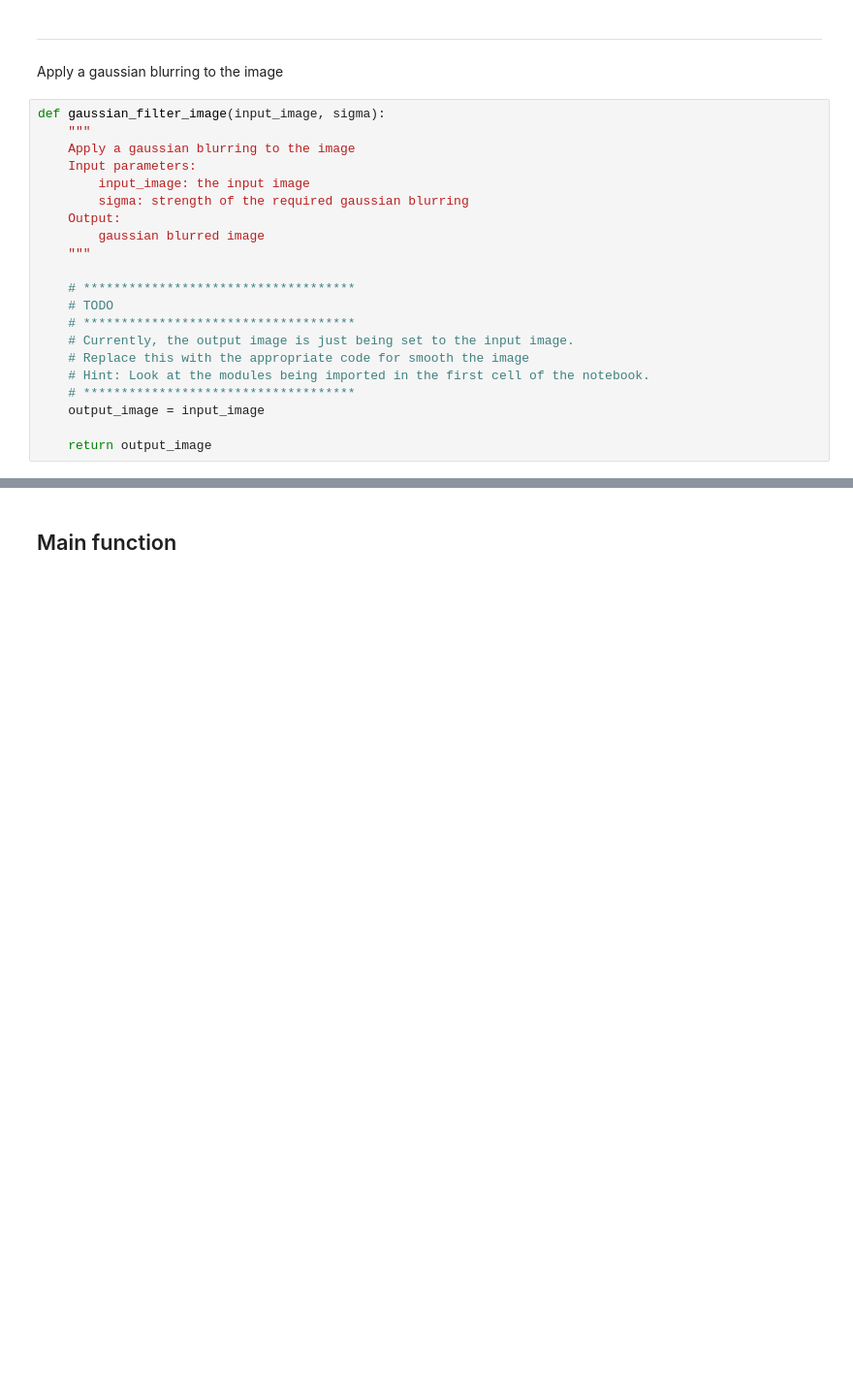
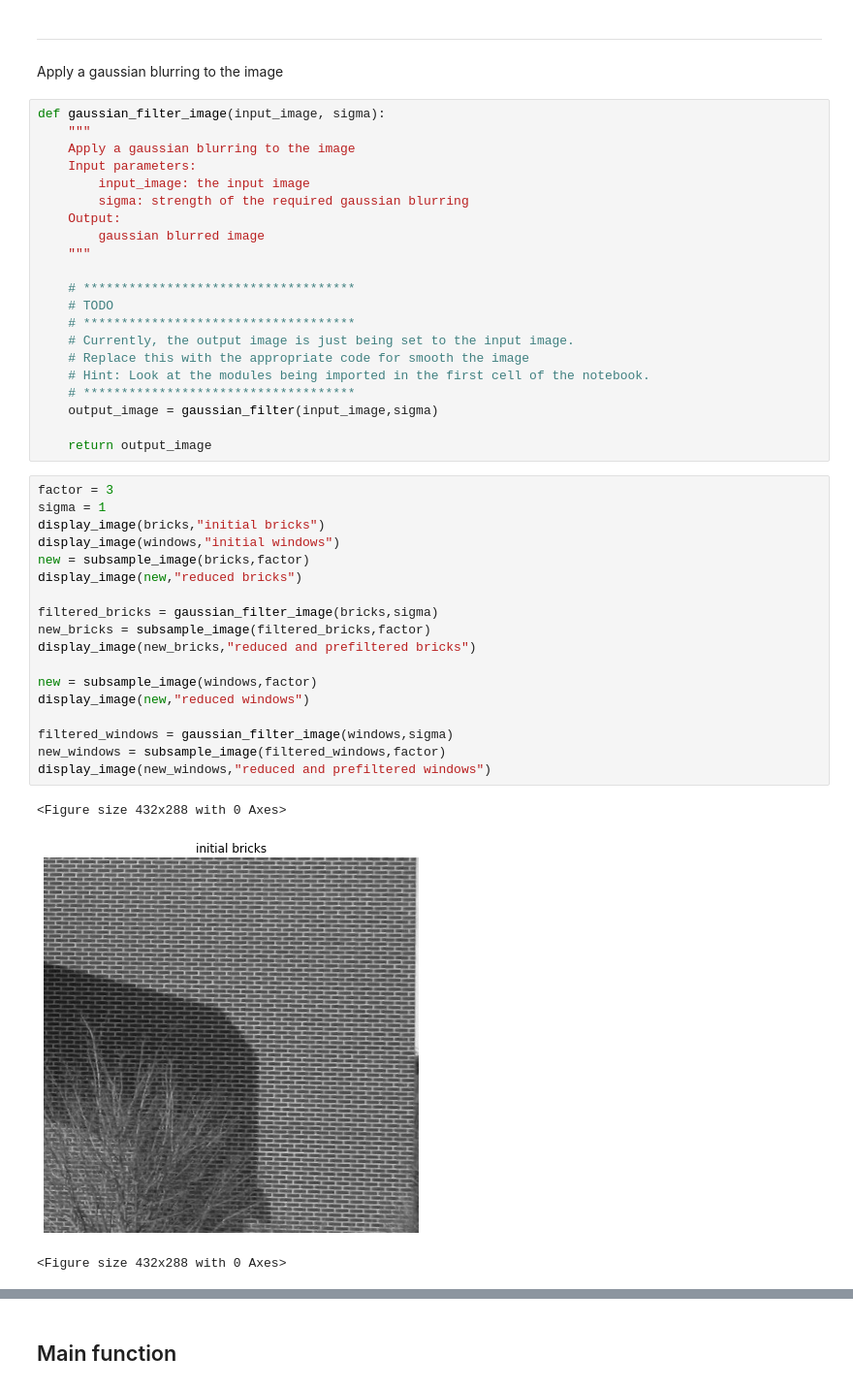
Before and after one commit to Sp0och/exercise1, a Jupyter notebook: part1/1_sample.ipynb, the cells around one changed output, grey strips where cells are left out. Shown at 97% size. Saved outputs shown, nothing was run; the diff lists cells and outputs as text; blank space fills up the shorter version.

```diff
--- a/part1/1_sample.ipynb
+++ b/part1/1_sample.ipynb
@@ -138,6 +163,28 @@ def gaussian_filter_image(input_image, sigma):
     # Replace this with the appropriate code for smooth the image
     # Hint: Look at the modules being imported in the first cell of the notebook.
     # ************************************
-    output_image = input_image
+    output_image = gaussian_filter(input_image,sigma)
 
     return output_image
+# %%
+factor = 3
+sigma = 1
+display_image(bricks,"initial bricks")
+display_image(windows,"initial windows")
+new = subsample_image(bricks,factor)
+display_image(new,"reduced bricks")
+
+filtered_bricks = gaussian_filter_image(bricks,sigma)
+new_bricks = subsample_image(filtered_bricks,factor)
+display_image(new_bricks,"reduced and prefiltered bricks")
+
+new = subsample_image(windows,factor)
+display_image(new,"reduced windows")
+
+filtered_windows = gaussian_filter_image(windows,sigma)
+new_windows = subsample_image(filtered_windows,factor)
+display_image(new_windows,"reduced and prefiltered windows")
+# %% [output]
+<Figure size 432x288 with 0 Axes>
+[figure, added]
+<Figure size 432x288 with 0 Axes>
```
Also changed, not shown: parts of 5 cells of this notebook, 1 other file.
